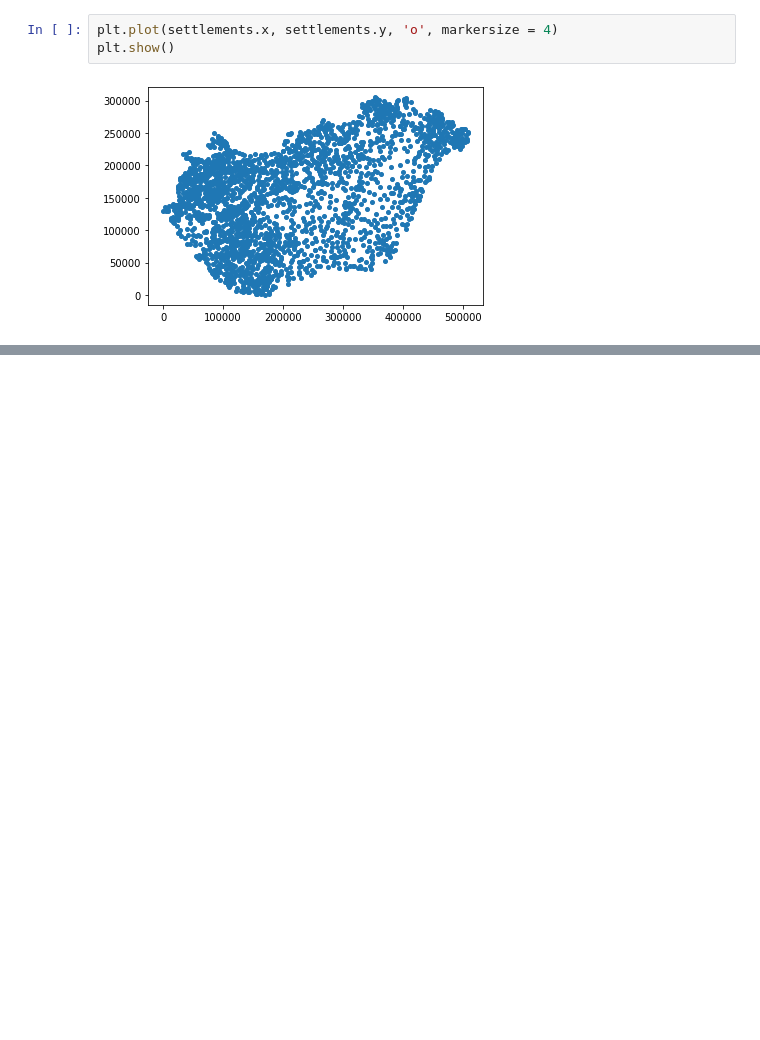
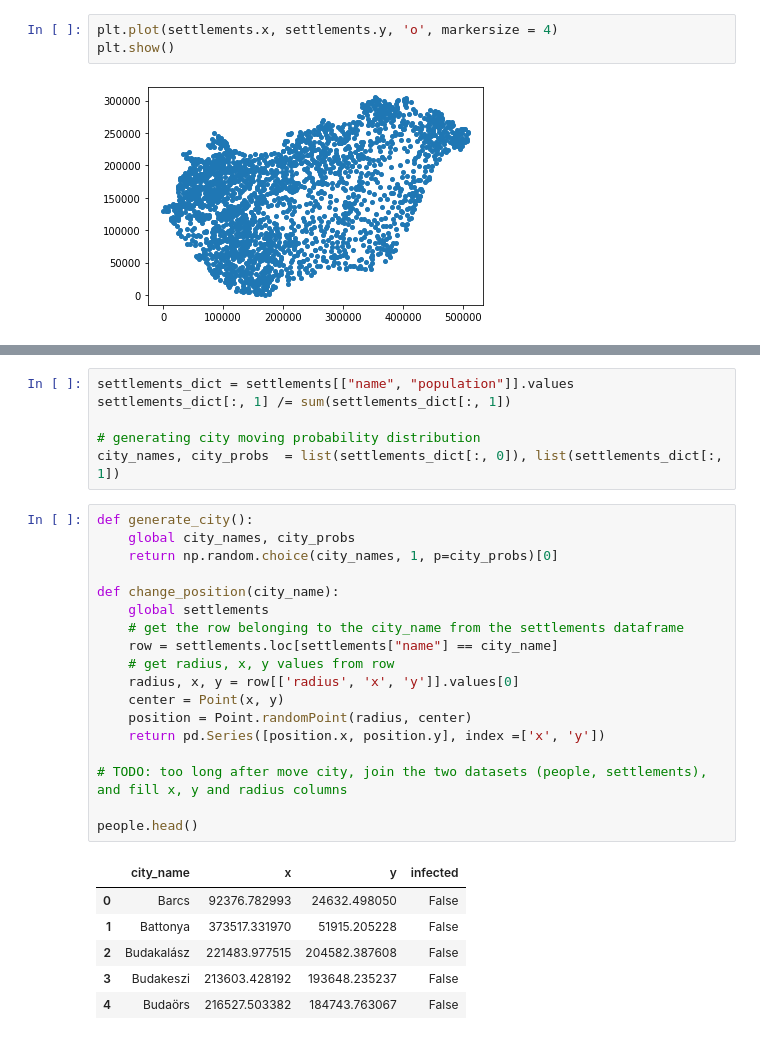
Before and after one commit to csomarita/CovidSimulation, a Jupyter notebook: main.ipynb, the cells around one changed output, grey strips where cells are left out. Cells and saved outputs as stored; diff of their text form; blank space fills up the shorter version.

Commit message:
implemented moving

```diff
--- a/main.ipynb
+++ b/main.ipynb
@@ -117,0 +125,31 @@ From the population of 92511 (grey), 91 person is infected (red).
+# %%
+settlements_dict = settlements[["name", "population"]].values
+settlements_dict[:, 1] /= sum(settlements_dict[:, 1])
+
+# generating city moving probability distribution
+city_names, city_probs  = list(settlements_dict[:, 0]), list(settlements_dict[:, 1])
+# %%
+def generate_city():
+    global city_names, city_probs
+    return np.random.choice(city_names, 1, p=city_probs)[0]
+
+def change_position(city_name):
+    global settlements
+    # get the row belonging to the city_name from the settlements dataframe
+    row = settlements.loc[settlements["name"] == city_name]
+    # get radius, x, y values from row
+    radius, x, y = row[['radius', 'x', 'y']].values[0]
+    center = Point(x, y)
+    position = Point.randomPoint(radius, center)
+    return pd.Series([position.x, position.y], index =['x', 'y'])
+
+# TODO: too long after move city, join the two datasets (people, settlements), and fill x, y and radius columns
+
+people.head()
+# %% [output]
+|  | city_name | x | y | infected |
+| 0 | Barcs | 92376.782993 | 24632.498050 | False |
+| 1 | Battonya | 373517.331970 | 51915.205228 | False |
+| 2 | Budakalász | 221483.977515 | 204582.387608 | False |
+| 3 | Budakeszi | 213603.428192 | 193648.235237 | False |
+| 4 | Budaörs | 216527.503382 | 184743.763067 | False |
```
Also changed, not shown: parts of 8 cells of this notebook.
